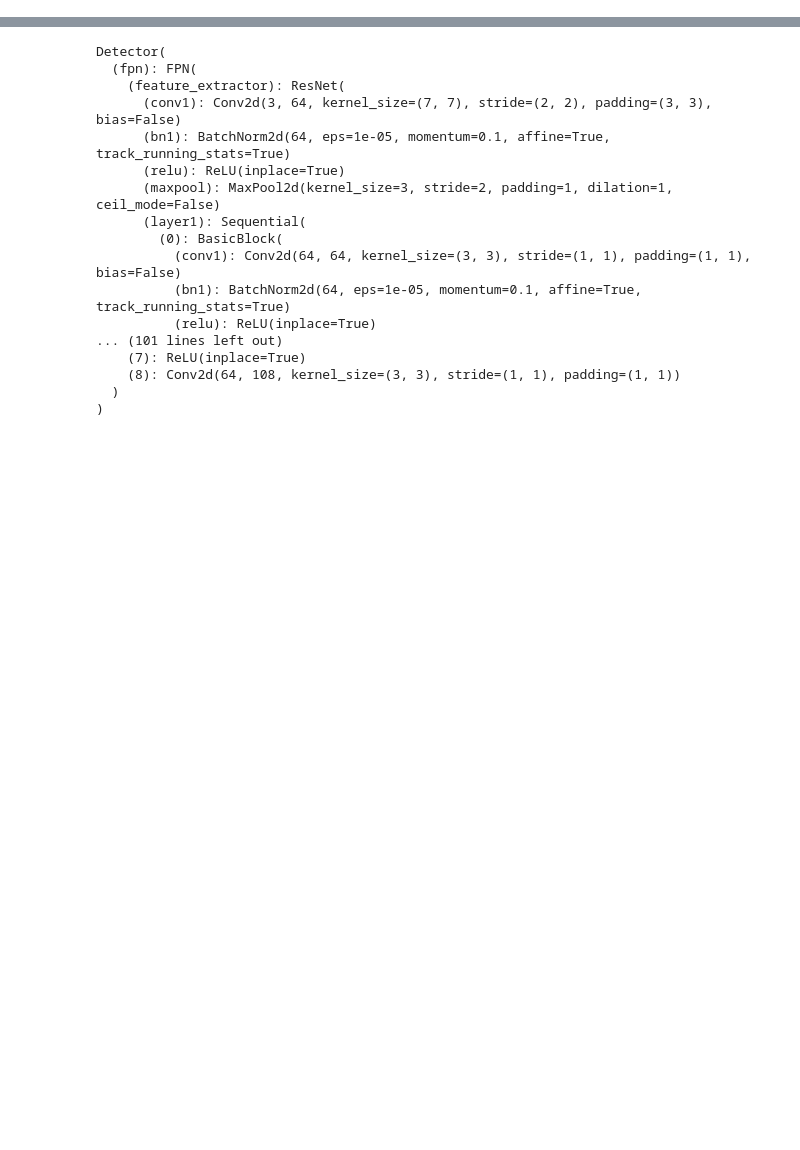
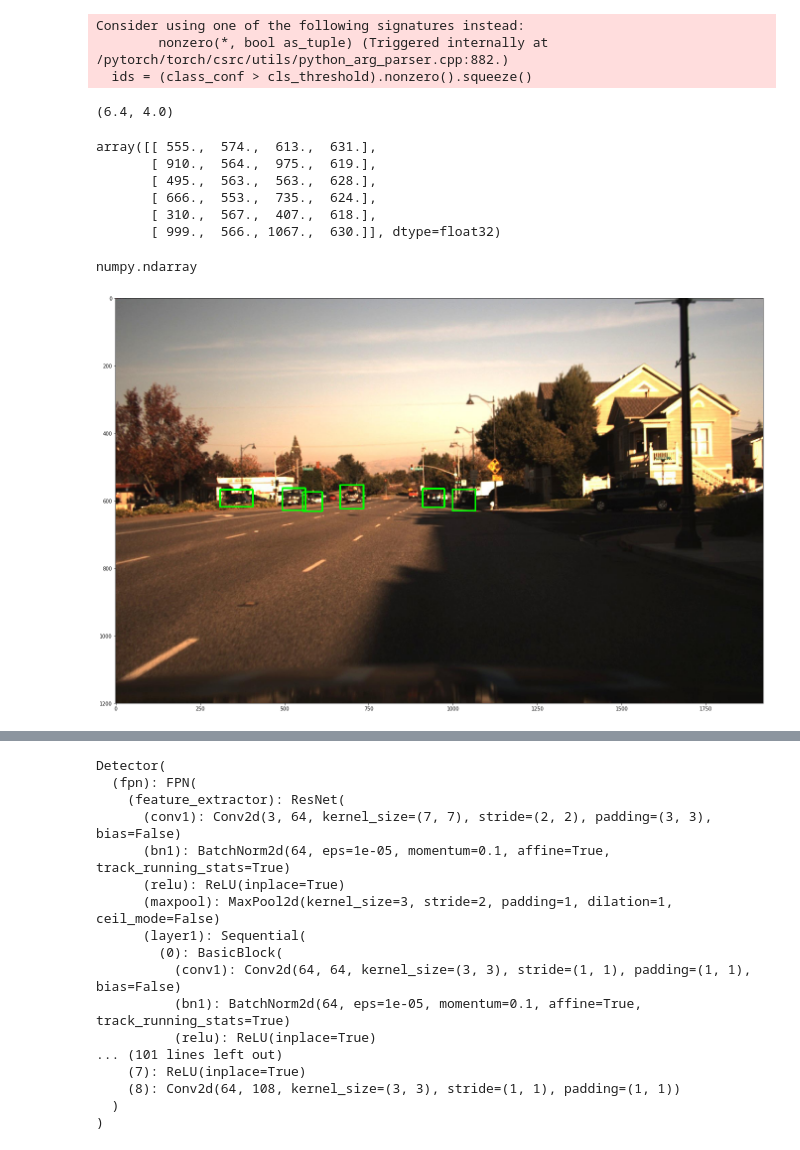
Before and after one commit to rahulsud48/SSD_Detector_for_road_training, a Jupyter notebook: SSD_Trainer/Inference_pipeline.ipynb, the cells around one changed output, grey strips where cells are left out. Drawn from its saved outputs; the diff is of its cells as text; code cells hidden in the pictures; blank space fills up the shorter version.

Commit message:
inference pipeline updated, object created in pytorch framework

```diff
--- a/SSD_Trainer/Inference_pipeline.ipynb
+++ b/SSD_Trainer/Inference_pipeline.ipynb
@@ -33,0 +335,30 @@ from trainer.encoder import (
+# %%
+with torch.no_grad():
+    encoder = DataEncoder((300, 300))
+    samples = encoder.decode(loc_preds, cls_preds)
+    c_dets = samples[0][1]  # detections for class == 2
+# %% [output]
+Consider using one of the following signatures instead:
+        nonzero(*, bool as_tuple) (Triggered internally at  /pytorch/torch/csrc/utils/python_arg_parser.cpp:882.)
+  ids = (class_conf > cls_threshold).nonzero().squeeze()
+# %%
+boxes = c_dets[:, :4]
+# %%
+1920/300, 1200/300
+# %% [output]
+(6.4, 4.0)
+# %%
+for box in boxes:
+    box[0] = int(box[0]*6.4)
+    box[1] = int(box[1]*4)
+    box[2] = int(box[2]*6.4)
+    box[3] = int(box[3]*4)
+# %%
+boxes
+# %% [output]
+array([[ 555.,  574.,  613.,  631.],
+       [ 910.,  564.,  975.,  619.],
+       [ 495.,  563.,  563.,  628.],
+       [ 666.,  553.,  735.,  624.],
+       [ 310.,  567.,  407.,  618.],
+       [ 999.,  566., 1067.,  630.]], dtype=float32)
@@ -34 +374,11 @@ from trainer.encoder import (
+# %%
+type(img_orig)
+# %% [output]
+numpy.ndarray
+# %%
+plt.figure(figsize = (24,15))
+plt.imshow(img_orig)
+plt.show()
+# %% [output]
+[figure, added]
 # %%
```
Also changed, not shown: parts of 35 cells of this notebook.
